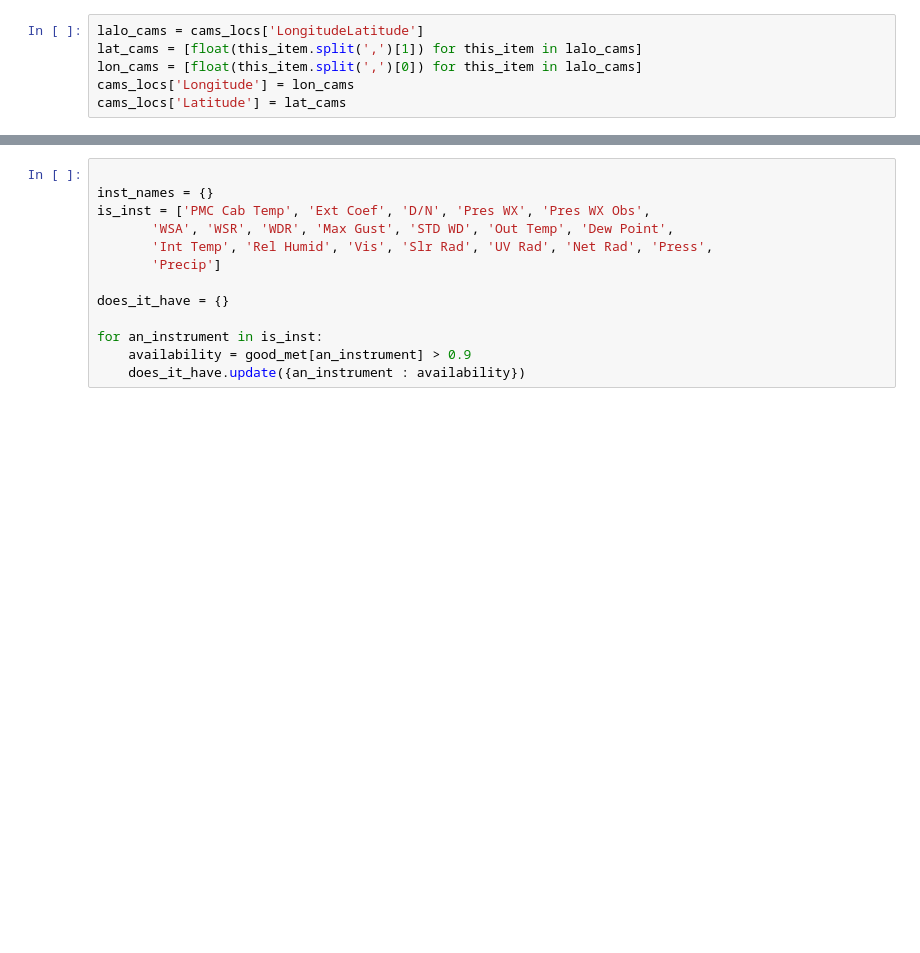
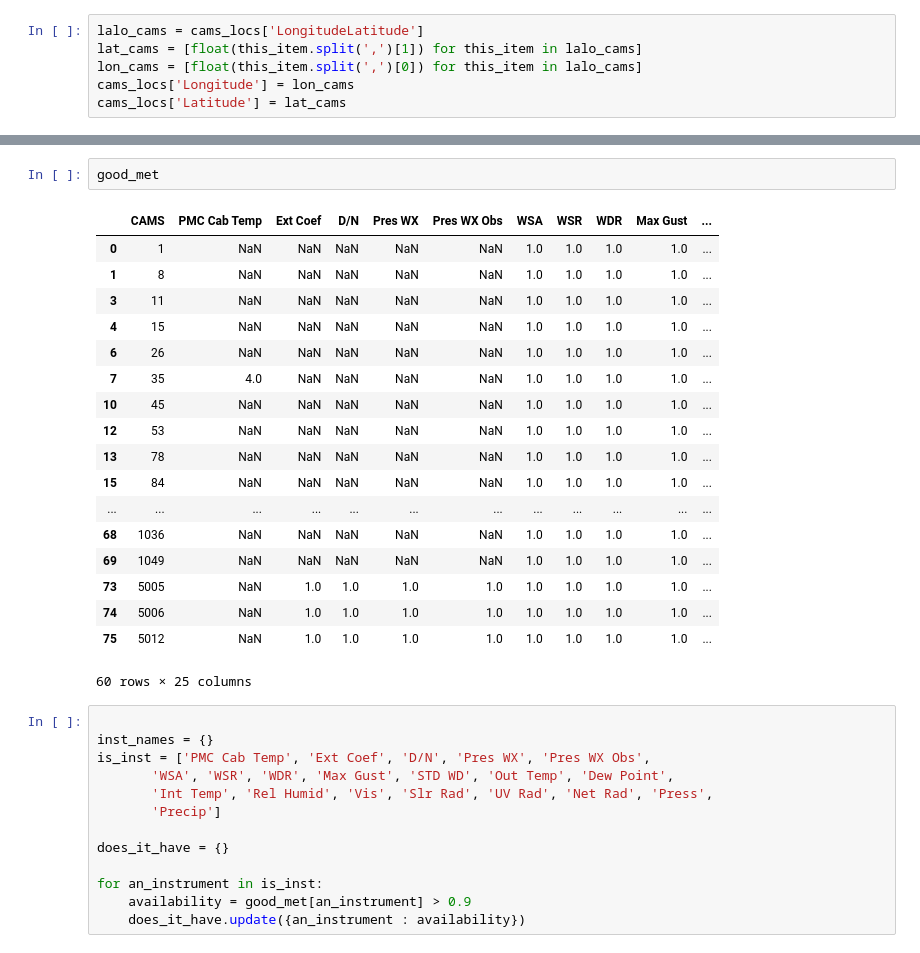
Before and after one commit to ARM-Development/TRACER, a Jupyter notebook: notebooks/TRACER_map.ipynb, the cells around one changed output, grey strips where cells are left out. Cells and saved outputs as stored; diff of their text form; blank space fills up the shorter version.

Commit message:
add: Tables

```diff
--- a/notebooks/TRACER_map.ipynb
+++ b/notebooks/TRACER_map.ipynb
@@ -223,3 +265,24 @@ Cams unknown
+# %%
+good_met
+# %% [output]
+|  | CAMS | PMC Cab Temp | Ext Coef | D/N | Pres WX | Pres WX Obs | WSA | WSR | WDR | Max Gust | ... |
+| 0 | 1 | NaN | NaN | NaN | NaN | NaN | 1.0 | 1.0 | 1.0 | 1.0 | ... |
+| 1 | 8 | NaN | NaN | NaN | NaN | NaN | 1.0 | 1.0 | 1.0 | 1.0 | ... |
+| 3 | 11 | NaN | NaN | NaN | NaN | NaN | 1.0 | 1.0 | 1.0 | 1.0 | ... |
+| 4 | 15 | NaN | NaN | NaN | NaN | NaN | 1.0 | 1.0 | 1.0 | 1.0 | ... |
+| 6 | 26 | NaN | NaN | NaN | NaN | NaN | 1.0 | 1.0 | 1.0 | 1.0 | ... |
+| 7 | 35 | 4.0 | NaN | NaN | NaN | NaN | 1.0 | 1.0 | 1.0 | 1.0 | ... |
+| 10 | 45 | NaN | NaN | NaN | NaN | NaN | 1.0 | 1.0 | 1.0 | 1.0 | ... |
+| 12 | 53 | NaN | NaN | NaN | NaN | NaN | 1.0 | 1.0 | 1.0 | 1.0 | ... |
+| 13 | 78 | NaN | NaN | NaN | NaN | NaN | 1.0 | 1.0 | 1.0 | 1.0 | ... |
+| 15 | 84 | NaN | NaN | NaN | NaN | NaN | 1.0 | 1.0 | 1.0 | 1.0 | ... |
+| ... | ... | ... | ... | ... | ... | ... | ... | ... | ... | ... | ... |
+| 68 | 1036 | NaN | NaN | NaN | NaN | NaN | 1.0 | 1.0 | 1.0 | 1.0 | ... |
+| 69 | 1049 | NaN | NaN | NaN | NaN | NaN | 1.0 | 1.0 | 1.0 | 1.0 | ... |
+| 73 | 5005 | NaN | 1.0 | 1.0 | 1.0 | 1.0 | 1.0 | 1.0 | 1.0 | 1.0 | ... |
+| 74 | 5006 | NaN | 1.0 | 1.0 | 1.0 | 1.0 | 1.0 | 1.0 | 1.0 | 1.0 | ... |
+| 75 | 5012 | NaN | 1.0 | 1.0 | 1.0 | 1.0 | 1.0 | 1.0 | 1.0 | 1.0 | ... |
+60 rows × 25 columns
 # %%
 
 inst_names = {}
```
Also changed, not shown: parts of 15 cells of this notebook, 2 other files.
